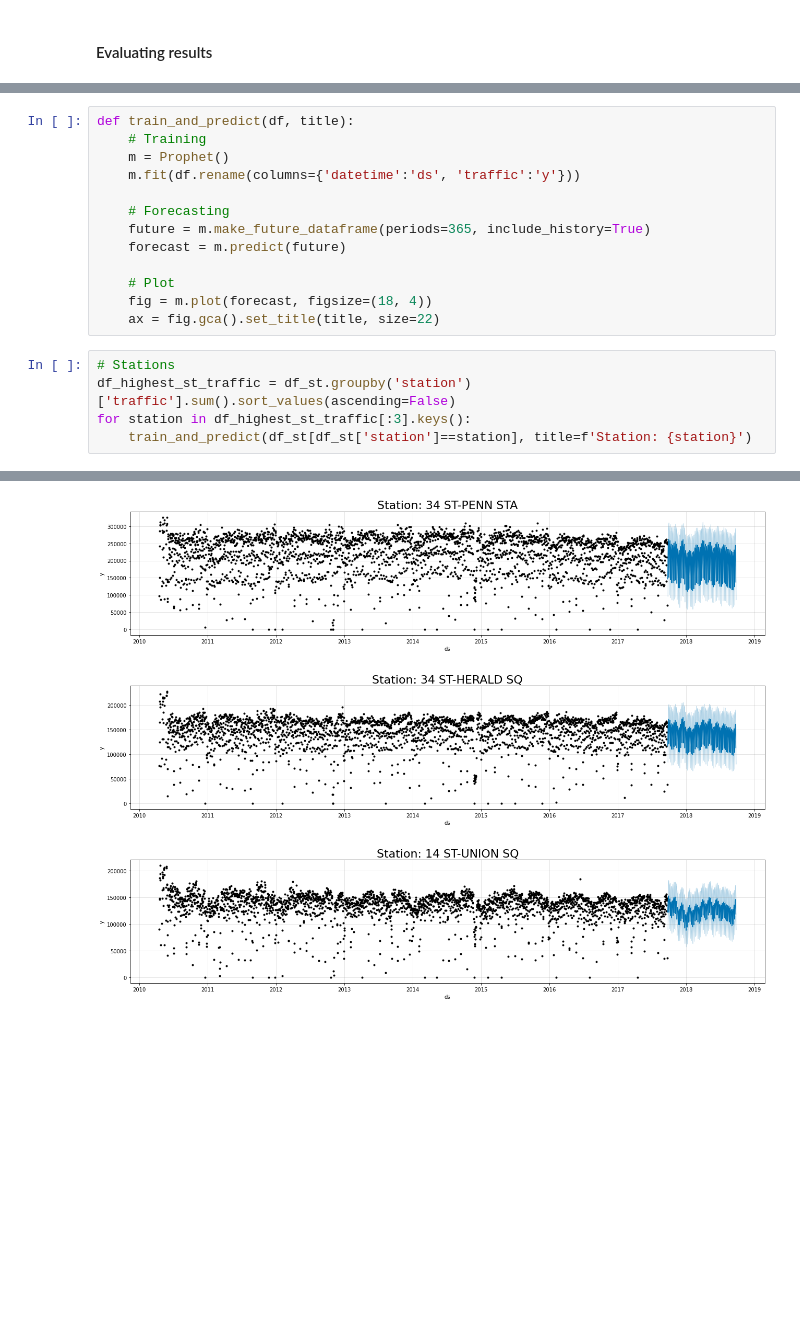
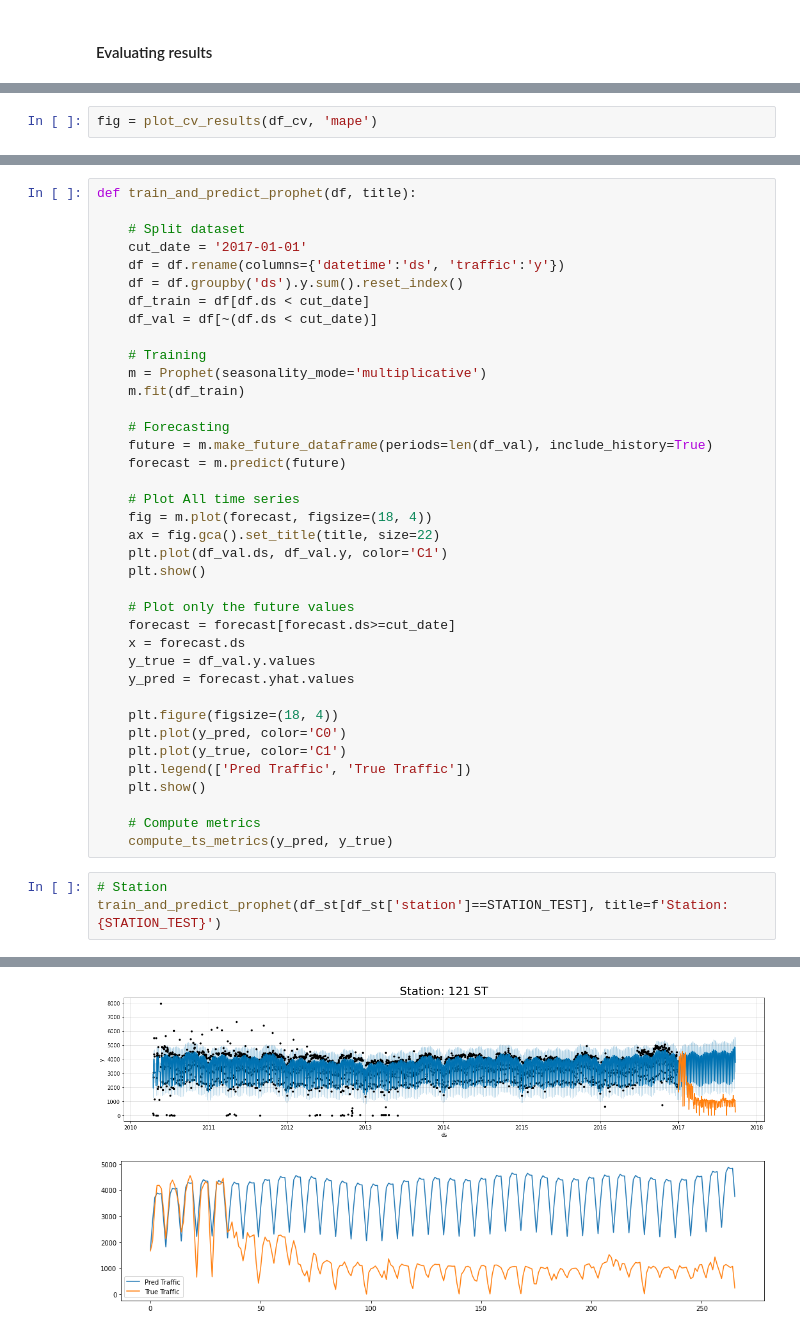
Before and after one commit to esgario/nyc-metro-forecasting, a Jupyter notebook: 2_forecasting.ipynb, the cells around one changed output, grey strips where cells are left out. Cells and saved outputs as stored; diff of their text form; blank space fills up the shorter version.

```diff
--- a/2_forecasting.ipynb
+++ b/2_forecasting.ipynb
@@ -91,0 +211,2 @@ df_p
+# %%
+fig = plot_cv_results(df_cv, 'mape')
@@ -94,19 +217,42 @@ df_p
 # %%
-def train_and_predict(df, title):
+def train_and_predict_prophet(df, title):
+
+    # Split dataset
+    cut_date = '2017-01-01'
+    df = df.rename(columns={'datetime':'ds', 'traffic':'y'})
+    df = df.groupby('ds').y.sum().reset_index()
+    df_train = df[df.ds < cut_date]
+    df_val = df[~(df.ds < cut_date)]
+
     # Training
-    m = Prophet()
-    m.fit(df.rename(columns={'datetime':'ds', 'traffic':'y'}))
+    m = Prophet(seasonality_mode='multiplicative')
+    m.fit(df_train)
 
     # Forecasting
-    future = m.make_future_dataframe(periods=365, include_history=True)
+    future = m.make_future_dataframe(periods=len(df_val), include_history=True)
     forecast = m.predict(future)
 
-    # Plot
+    # Plot All time series
     fig = m.plot(forecast, figsize=(18, 4))
     ax = fig.gca().set_title(title, size=22)
+    plt.plot(df_val.ds, df_val.y, color='C1')
+    plt.show()
+
+    # Plot only the future values
+    forecast = forecast[forecast.ds>=cut_date]
+    x = forecast.ds
+    y_true = df_val.y.values
+    y_pred = forecast.yhat.values
+
+    plt.figure(figsize=(18, 4))
+    plt.plot(y_pred, color='C0')
+    plt.plot(y_true, color='C1')
+    plt.legend(['Pred Traffic', 'True Traffic'])
+    plt.show()
+
+    # Compute metrics
+    compute_ts_metrics(y_pred, y_true)
 # %%
-# Stations
-df_highest_st_traffic = df_st.groupby('station')['traffic'].sum().sort_values(ascending=False)
-for station in df_highest_st_traffic[:3].keys():
-    train_and_predict(df_st[df_st['station']==station], title=f'Station: {station}')
+# Station
+train_and_predict_prophet(df_st[df_st['station']==STATION_TEST], title=f'Station: {STATION_TEST}')
 # %% [output]
@@ -119,3 +261,2 @@ for station in df_highest_st_traffic[:3].keys():
-[figure, old version]
+[figure, new version]
-[figure, old version]
+[figure, new version]
-[figure, removed]
```
Also changed, not shown: parts of 47 cells of this notebook, 2 other files.
